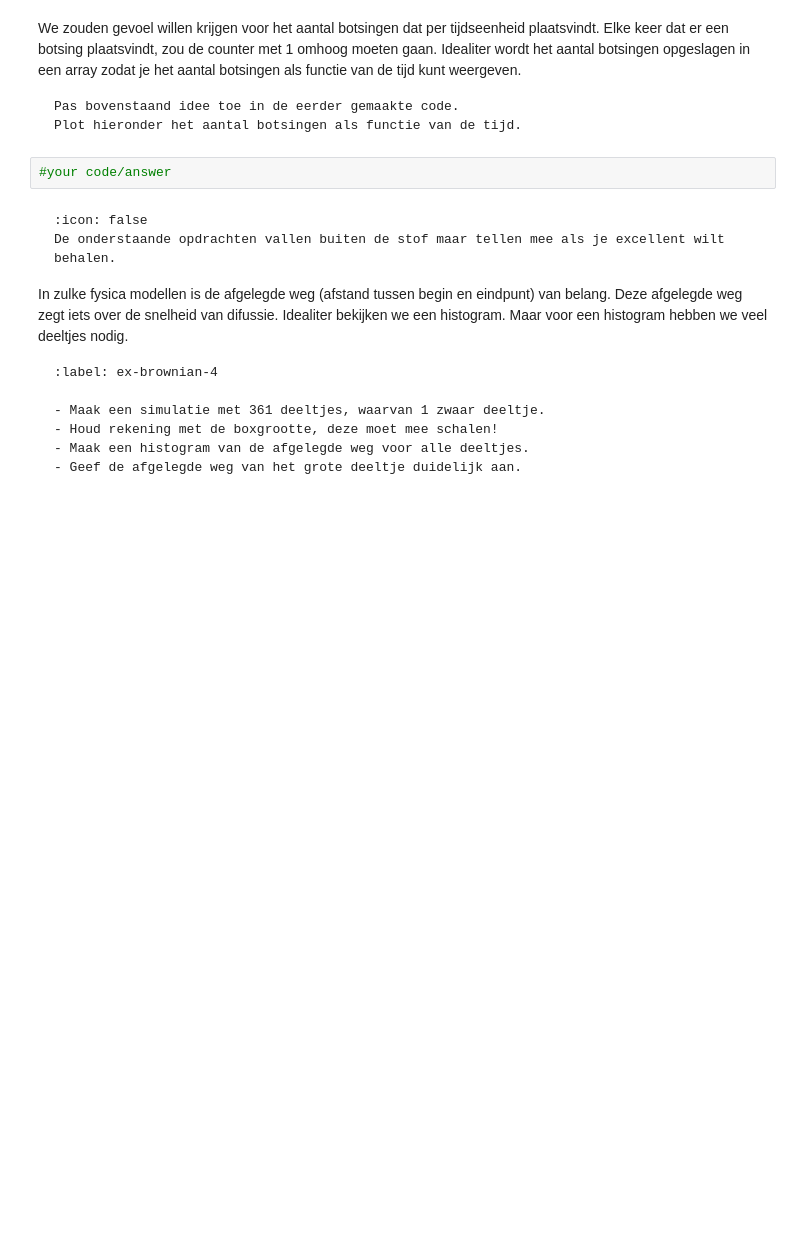
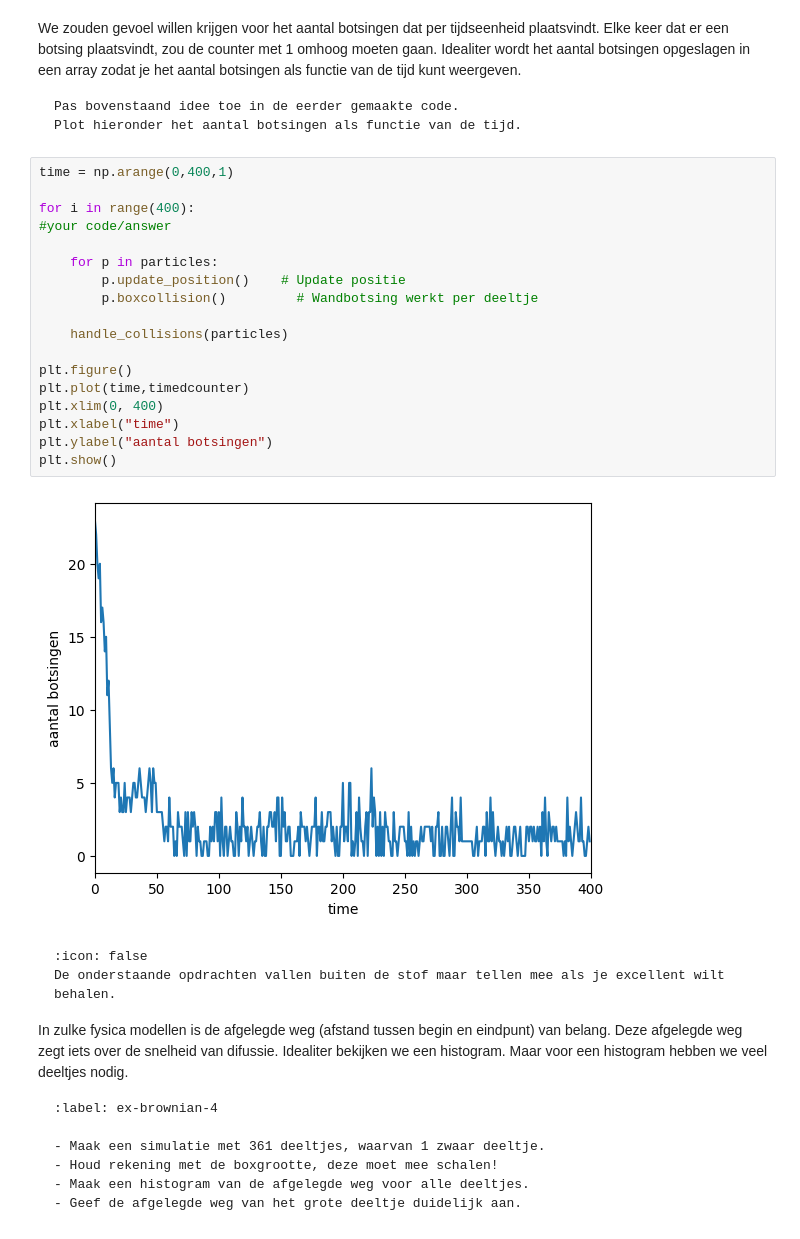
Before and after one commit to BNR33/001TASH, a Jupyter notebook: Content/PySim/4_brownianmotion.ipynb, the cells around one changed output. Drawn from its saved outputs; the diff is of its cells as text; blank space fills up the shorter version.

````diff
--- a/Content/PySim/4_brownianmotion.ipynb
+++ b/Content/PySim/4_brownianmotion.ipynb
@@ -246,7 +252,25 @@ Pas bovenstaand idee toe in de eerder gemaakte code.
 Plot hieronder het aantal botsingen als functie van de tijd.
 ```
 # %%
+time = np.arange(0,400,1)
+
+for i in range(400):
 #your code/answer
+
+    for p in particles:
+        p.update_position()    # Update positie
+        p.boxcollision()         # Wandbotsing werkt per deeltje
+
+    handle_collisions(particles)
+
+plt.figure()
+plt.plot(time,timedcounter)
+plt.xlim(0, 400)
+plt.xlabel("time")
+plt.ylabel("aantal botsingen")
+plt.show()
+# %% [output]
+[figure, added]
 # %% [markdown]
 ```{warning} 🌶 Let op!
 :icon: false
````
Also changed, not shown: parts of 6 cells of this notebook.
